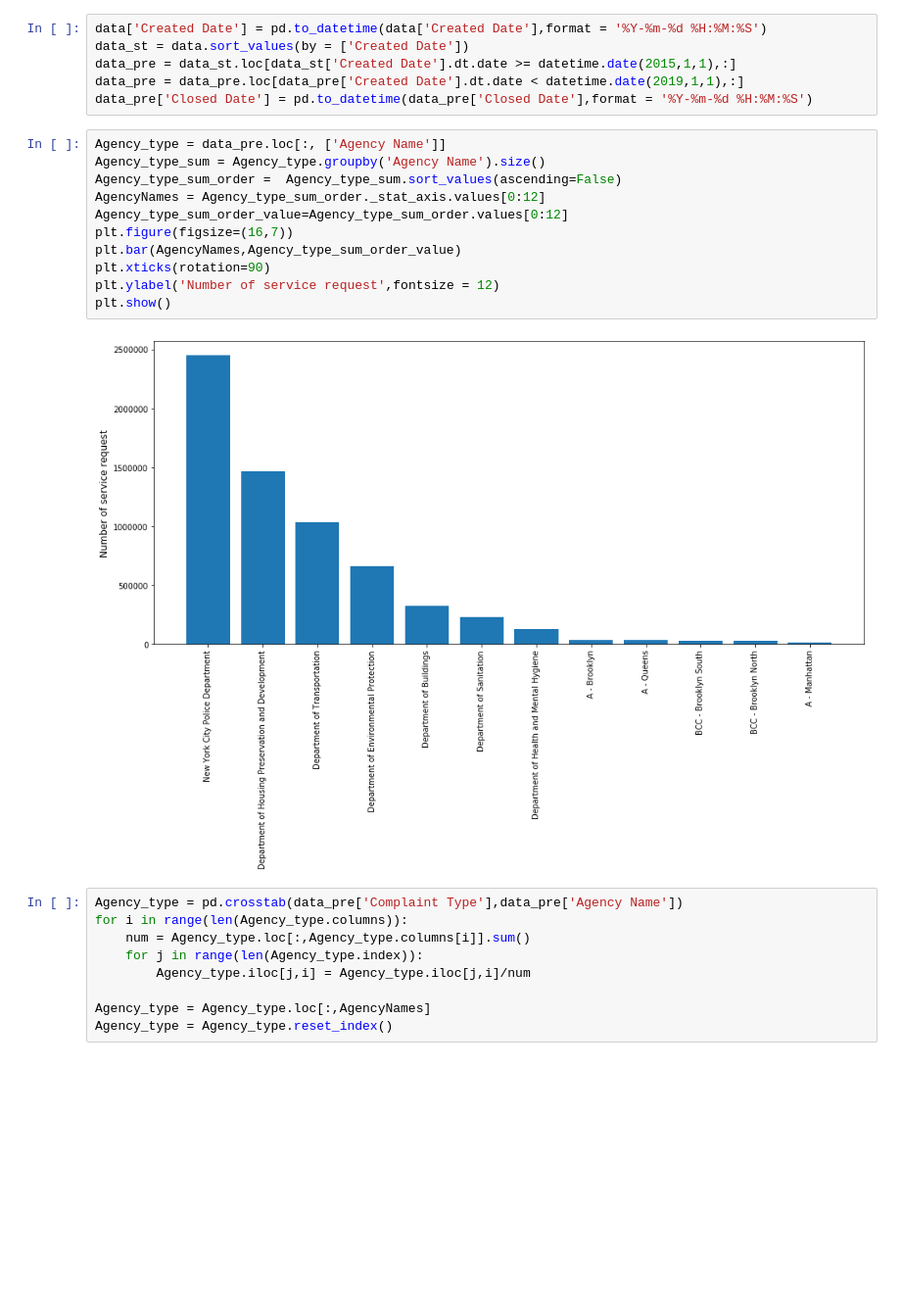
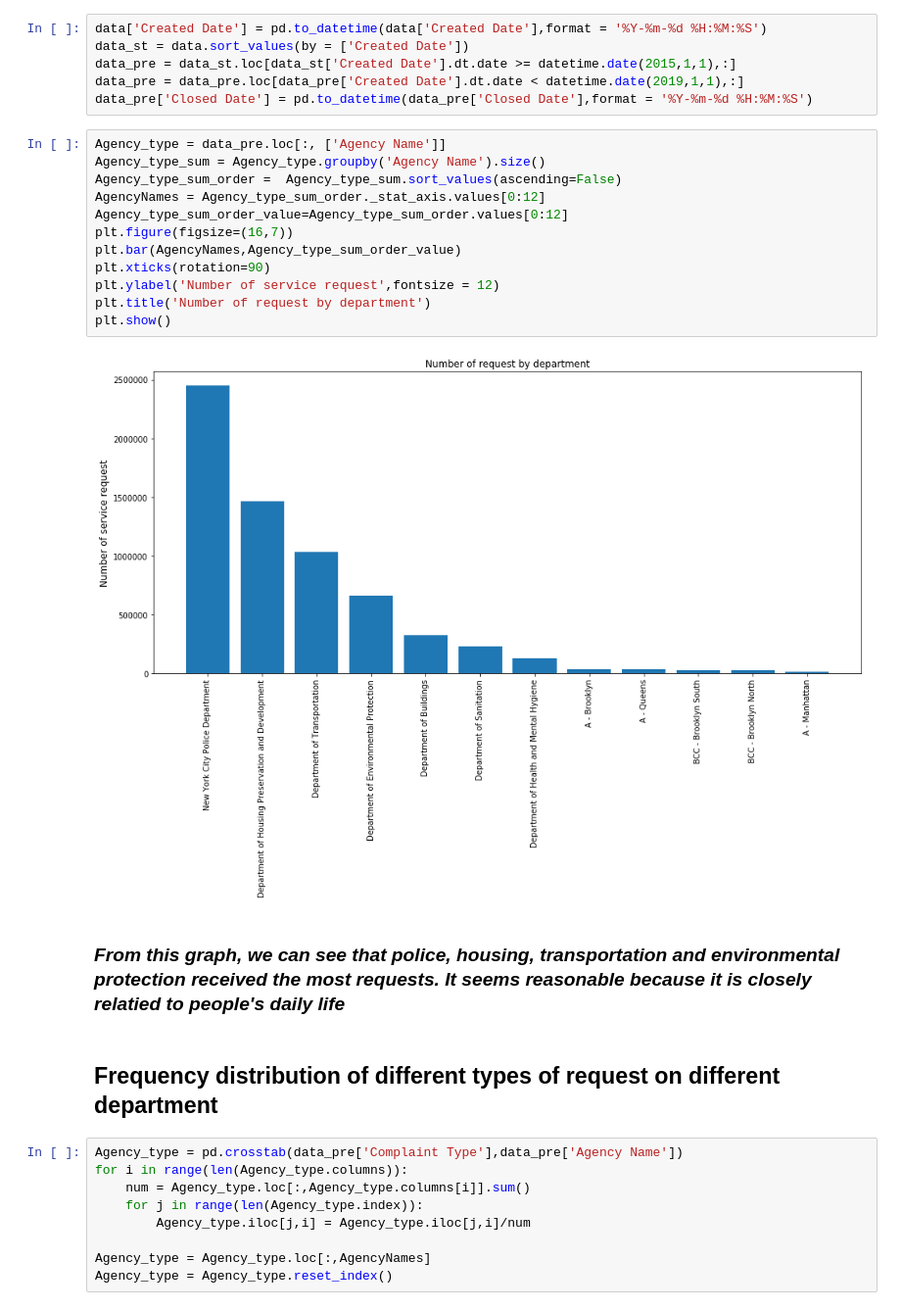
Before and after one commit to JJJaychou/social-data-analysis, a Jupyter notebook: Project_composing.ipynb, the cells around one changed output. Shown at 98% size. Cells and saved outputs as stored; diff of their text form; blank space fills up the shorter version.

```diff
--- a/Project_composing.ipynb
+++ b/Project_composing.ipynb
@@ -57,16 +64,21 @@ data_pre['Closed Date'] = pd.to_datetime(data_pre['Closed Date'],format = '%Y-%m
 # %%
 Agency_type = data_pre.loc[:, ['Agency Name']]
 Agency_type_sum = Agency_type.groupby('Agency Name').size()
 Agency_type_sum_order =  Agency_type_sum.sort_values(ascending=False)
 AgencyNames = Agency_type_sum_order._stat_axis.values[0:12]
 Agency_type_sum_order_value=Agency_type_sum_order.values[0:12]
 plt.figure(figsize=(16,7))
 plt.bar(AgencyNames,Agency_type_sum_order_value)
 plt.xticks(rotation=90)
 plt.ylabel('Number of service request',fontsize = 12)
+plt.title('Number of request by department')
 plt.show()
 # %% [output]
-[figure, old version]
+[figure, new version]
+# %% [markdown]
+### *From this graph, we can see that police, housing, transportation and environmental protection received the most requests. It seems reasonable because it is closely relatied to people's daily life*
+# %% [markdown]
+## **Frequency distribution of different types of request on different department**
 # %%
 Agency_type = pd.crosstab(data_pre['Complaint Type'],data_pre['Agency Name'])
 for i in range(len(Agency_type.columns)):
```
Also changed, not shown: parts of 31 cells of this notebook.
